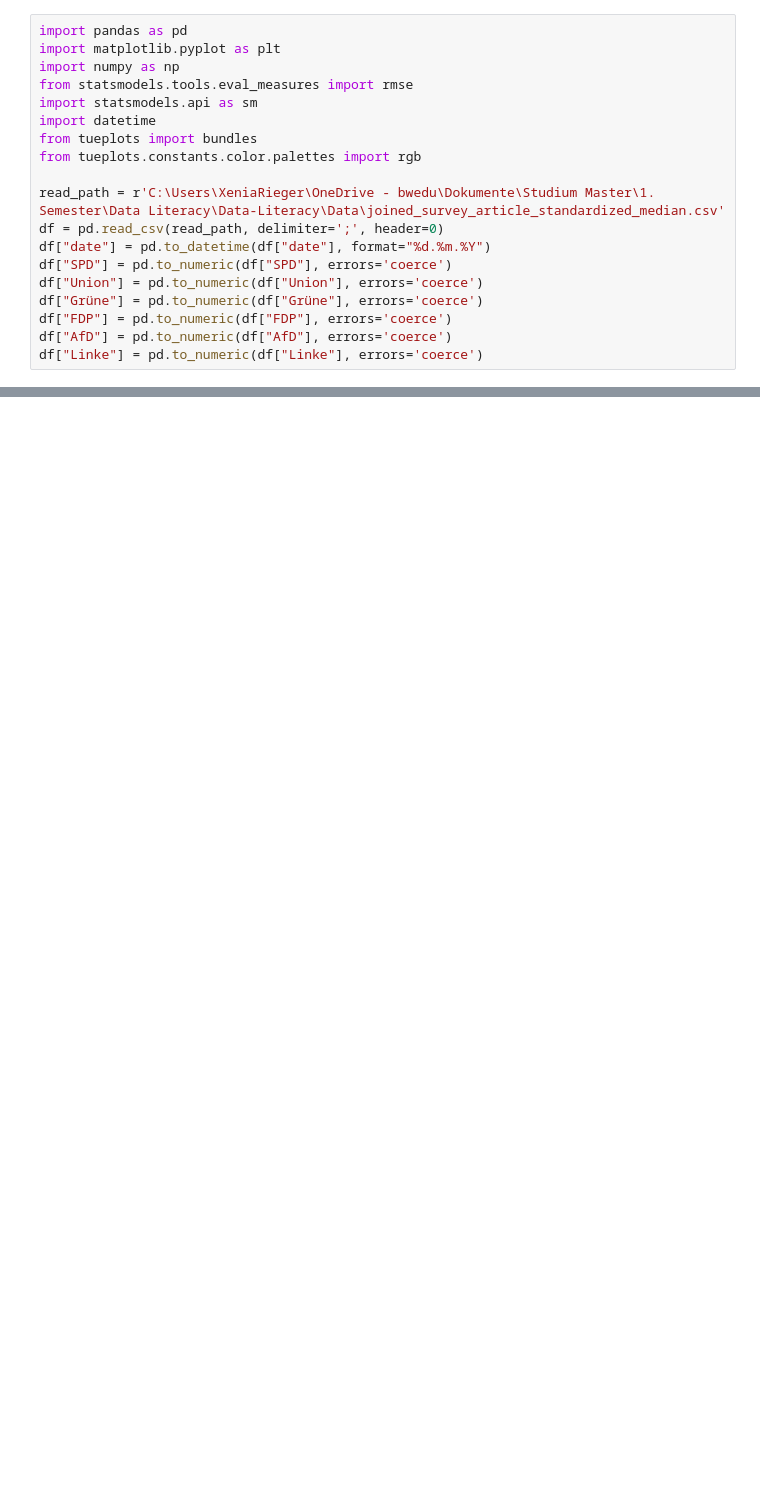
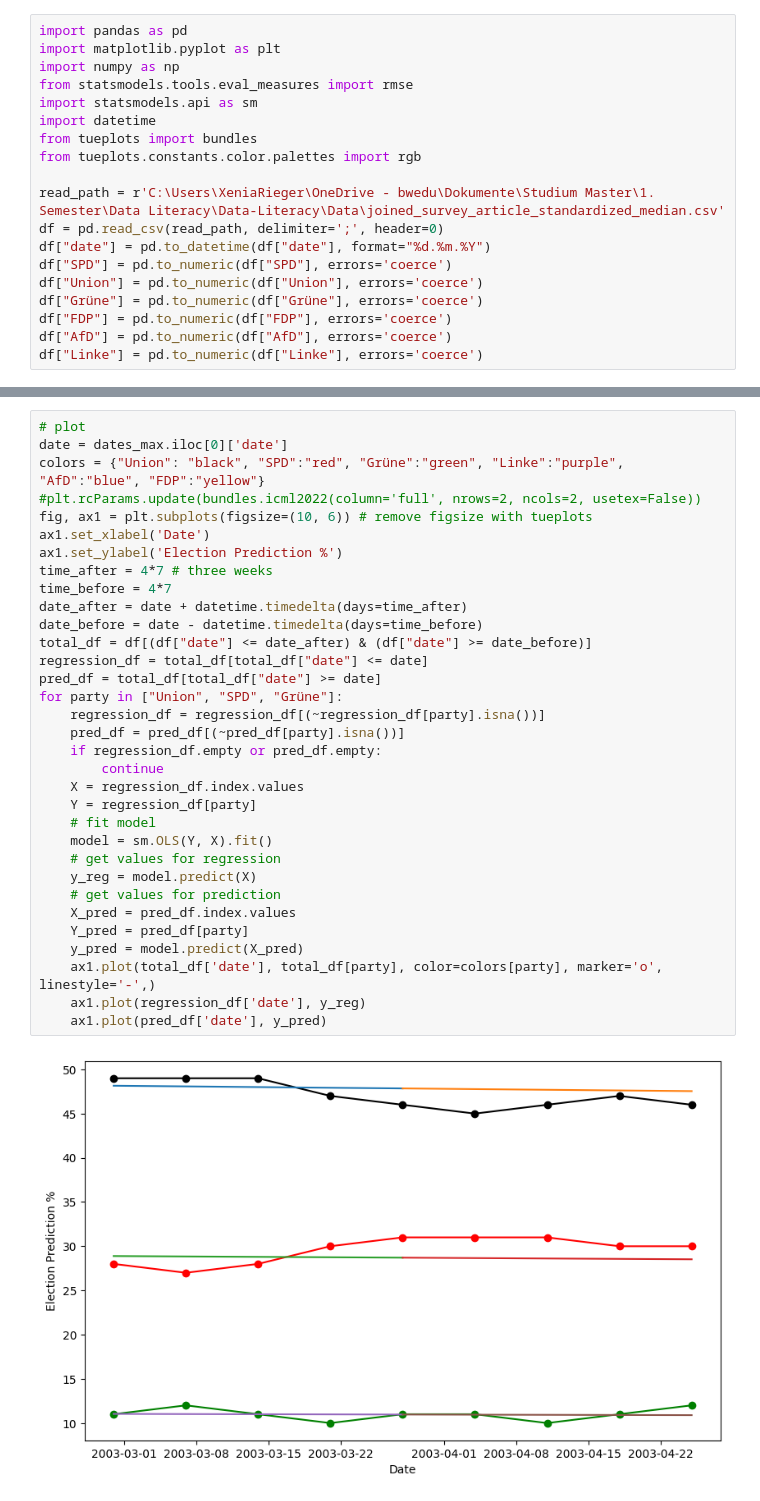
Before and after one commit to schokoblume/Data-Literacy, a Jupyter notebook: Analysis/RegressionPrediction2.ipynb, the cells around one changed output, grey strips where cells are left out. Cells and saved outputs as stored; diff of their text form; blank space fills up the shorter version.

```diff
--- a/Analysis/RegressionPrediction2.ipynb
+++ b/Analysis/RegressionPrediction2.ipynb
@@ -196,0 +106,35 @@ findfont: Generic family 'serif' not found because none of the following familie
+# %%
+# plot
+date = dates_max.iloc[0]['date']
+colors = {"Union": "black", "SPD":"red", "Grüne":"green", "Linke":"purple", "AfD":"blue", "FDP":"yellow"}
+#plt.rcParams.update(bundles.icml2022(column='full', nrows=2, ncols=2, usetex=False))
+fig, ax1 = plt.subplots(figsize=(10, 6)) # remove figsize with tueplots
+ax1.set_xlabel('Date')
+ax1.set_ylabel('Election Prediction %')
+time_after = 4*7 # three weeks
+time_before = 4*7
+date_after = date + datetime.timedelta(days=time_after)
+date_before = date - datetime.timedelta(days=time_before)
+total_df = df[(df["date"] <= date_after) & (df["date"] >= date_before)]
+regression_df = total_df[total_df["date"] <= date]
+pred_df = total_df[total_df["date"] >= date]
+for party in ["Union", "SPD", "Grüne"]:
+    regression_df = regression_df[(~regression_df[party].isna())]
+    pred_df = pred_df[(~pred_df[party].isna())]
+    if regression_df.empty or pred_df.empty:
+        continue
+    X = regression_df.index.values
+    Y = regression_df[party]
+    # fit model
+    model = sm.OLS(Y, X).fit()
+    # get values for regression
+    y_reg = model.predict(X)
+    # get values for prediction
+    X_pred = pred_df.index.values
+    Y_pred = pred_df[party]
+    y_pred = model.predict(X_pred)
+    ax1.plot(total_df['date'], total_df[party], color=colors[party], marker='o', linestyle='-',)
+    ax1.plot(regression_df['date'], y_reg)
+    ax1.plot(pred_df['date'], y_pred)
+# %% [output]
+[figure, added]
```
Also changed, not shown: parts of 5 cells of this notebook.
